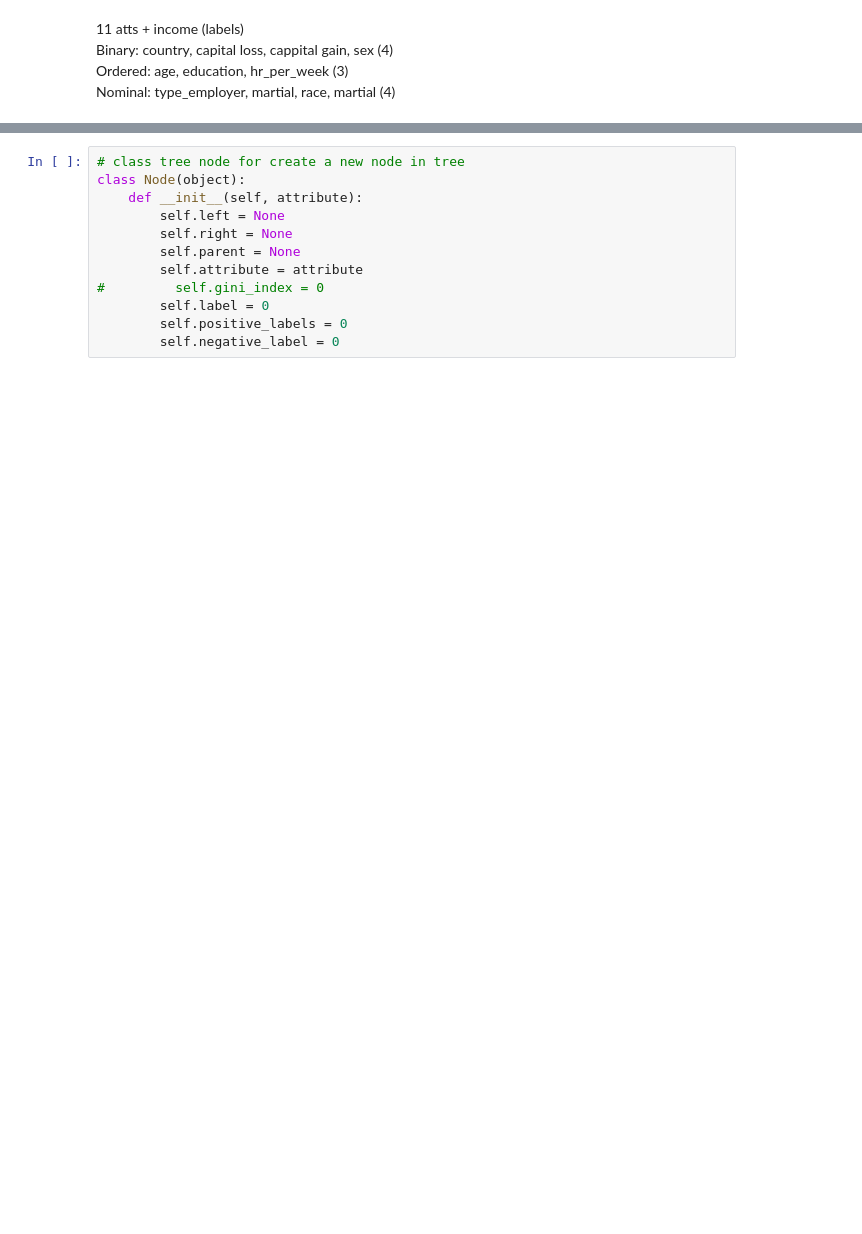
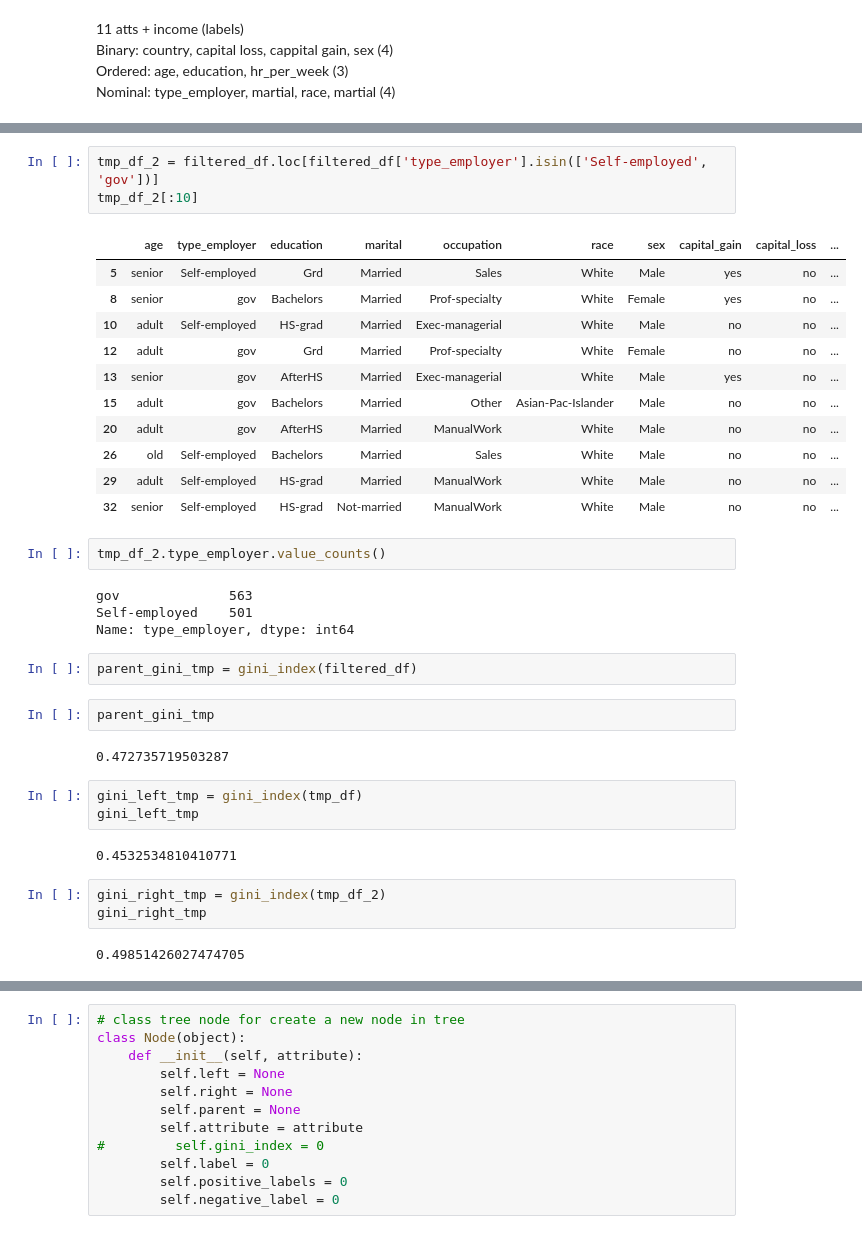
Before and after one commit to CuongNN218/DecisionTree, a Jupyter notebook: preprocessing.ipynb, the cells around one changed output, grey strips where cells are left out. Cells and saved outputs as stored; diff of their text form; blank space fills up the shorter version.

```diff
--- a/preprocessing.ipynb
+++ b/preprocessing.ipynb
@@ -318,0 +367,37 @@ Nominal: type_employer, martial, race, martial (4)
+# %%
+tmp_df_2 = filtered_df.loc[filtered_df['type_employer'].isin(['Self-employed', 'gov'])]
+tmp_df_2[:10]
+# %% [output]
+|  | age | type_employer | education | marital | occupation | race | sex | capital_gain | capital_loss | ... |
+| 5 | senior | Self-employed | Grd | Married | Sales | White | Male | yes | no | ... |
+| 8 | senior | gov | Bachelors | Married | Prof-specialty | White | Female | yes | no | ... |
+| 10 | adult | Self-employed | HS-grad | Married | Exec-managerial | White | Male | no | no | ... |
+| 12 | adult | gov | Grd | Married | Prof-specialty | White | Female | no | no | ... |
+| 13 | senior | gov | AfterHS | Married | Exec-managerial | White | Male | yes | no | ... |
+| 15 | adult | gov | Bachelors | Married | Other | Asian-Pac-Islander | Male | no | no | ... |
+| 20 | adult | gov | AfterHS | Married | ManualWork | White | Male | no | no | ... |
+| 26 | old | Self-employed | Bachelors | Married | Sales | White | Male | no | no | ... |
+| 29 | adult | Self-employed | HS-grad | Married | ManualWork | White | Male | no | no | ... |
+| 32 | senior | Self-employed | HS-grad | Not-married | ManualWork | White | Male | no | no | ... |
+# %%
+tmp_df_2.type_employer.value_counts()
+# %% [output]
+gov              563
+Self-employed    501
+Name: type_employer, dtype: int64
+# %%
+parent_gini_tmp = gini_index(filtered_df)
+# %%
+parent_gini_tmp
+# %% [output]
+0.472735719503287
+# %%
+gini_left_tmp = gini_index(tmp_df)
+gini_left_tmp
+# %% [output]
+0.4532534810410771
+# %%
+gini_right_tmp = gini_index(tmp_df_2)
+gini_right_tmp
+# %% [output]
+0.49851426027474705
```
Also changed, not shown: parts of 18 cells of this notebook.
